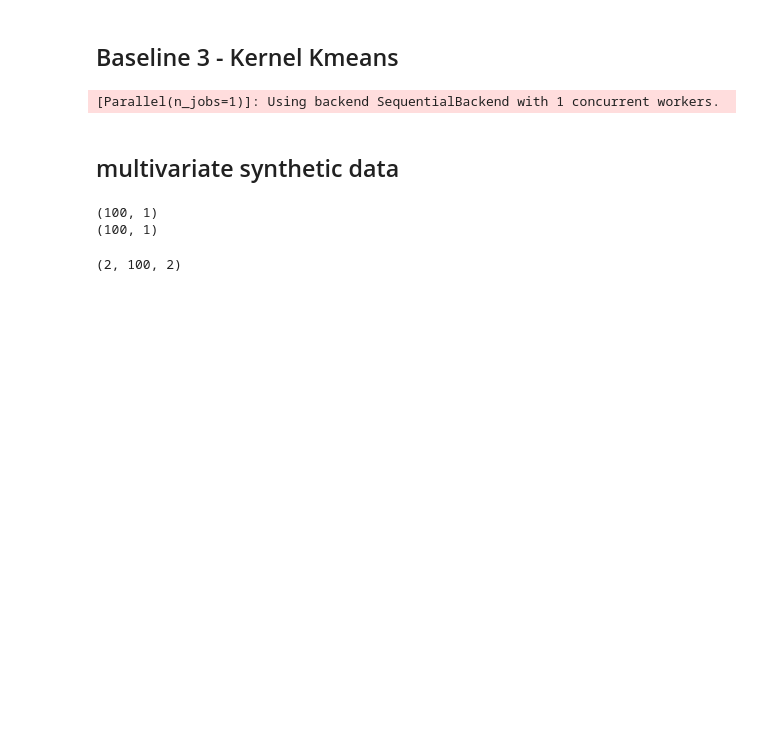
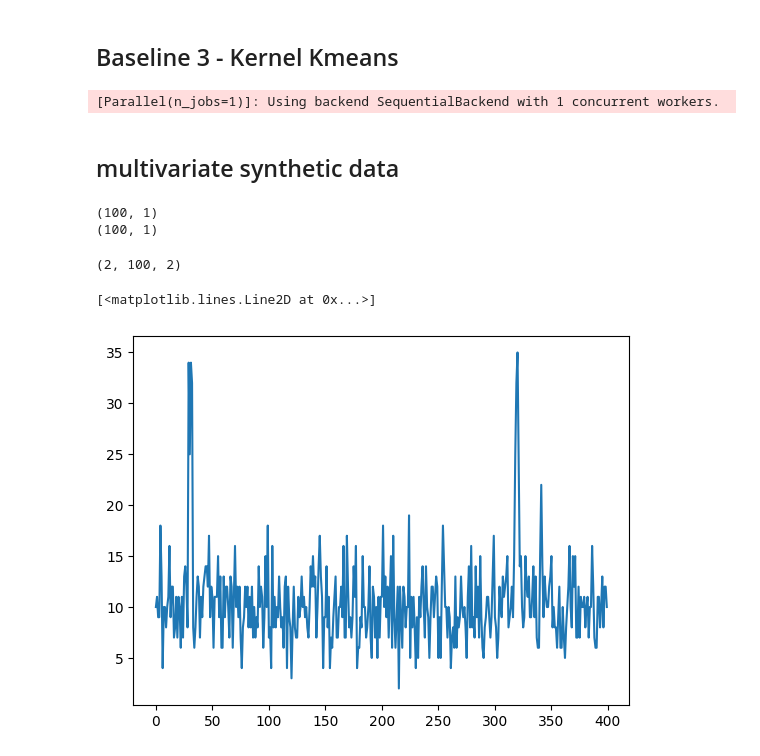
Before and after one commit to fionasguo/ts_clustering, a Jupyter notebook: notebooks/data_exploration.ipynb, the cells around one changed output. Drawn from its saved outputs; the diff is of its cells as text; code cells hidden in the pictures; blank space fills up the shorter version.

```diff
--- a/notebooks/data_exploration.ipynb
+++ b/notebooks/data_exploration.ipynb
@@ -406,3 +406,13 @@ a = gen_multivar_synthetic_ts(
 np.stack((a,a),axis=0).shape
 # %% [output]
 (2, 100, 2)
+# %%
+import pickle
+
+X = pickle.load(open('/nas/home/siyiguo/ts_clustering/data/synthetic_data_X.pkl','rb'))
+Y = pickle.load(open('/nas/home/siyiguo/ts_clustering/data/synthetic_data_y.pkl','rb'))
+# %%
+plt.plot(X[0,:,0])
+# %% [output]
+[<matplotlib.lines.Line2D at 0x...>]
+[figure, added]
```
Also changed, not shown: parts of 3 cells of this notebook, 26 other files.
